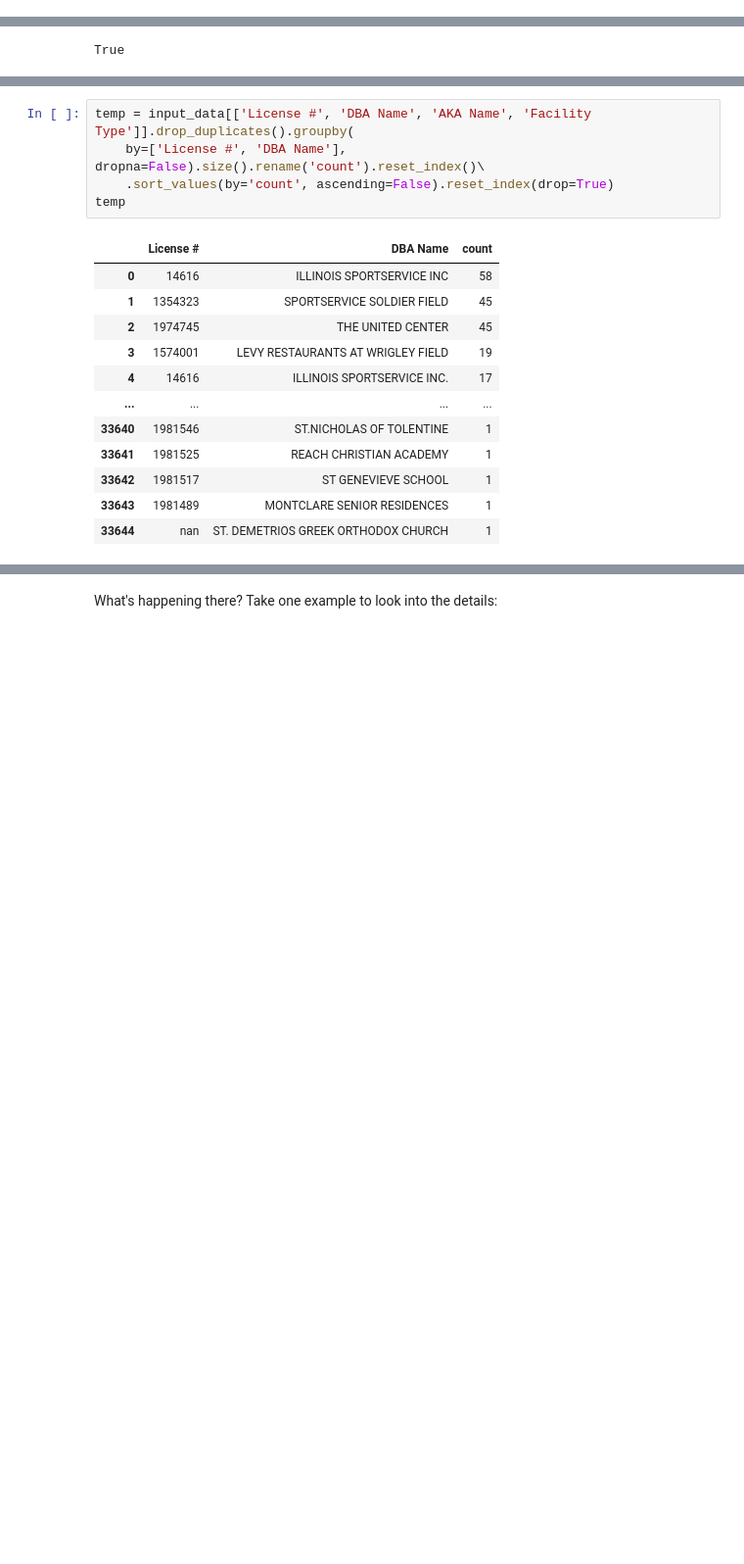
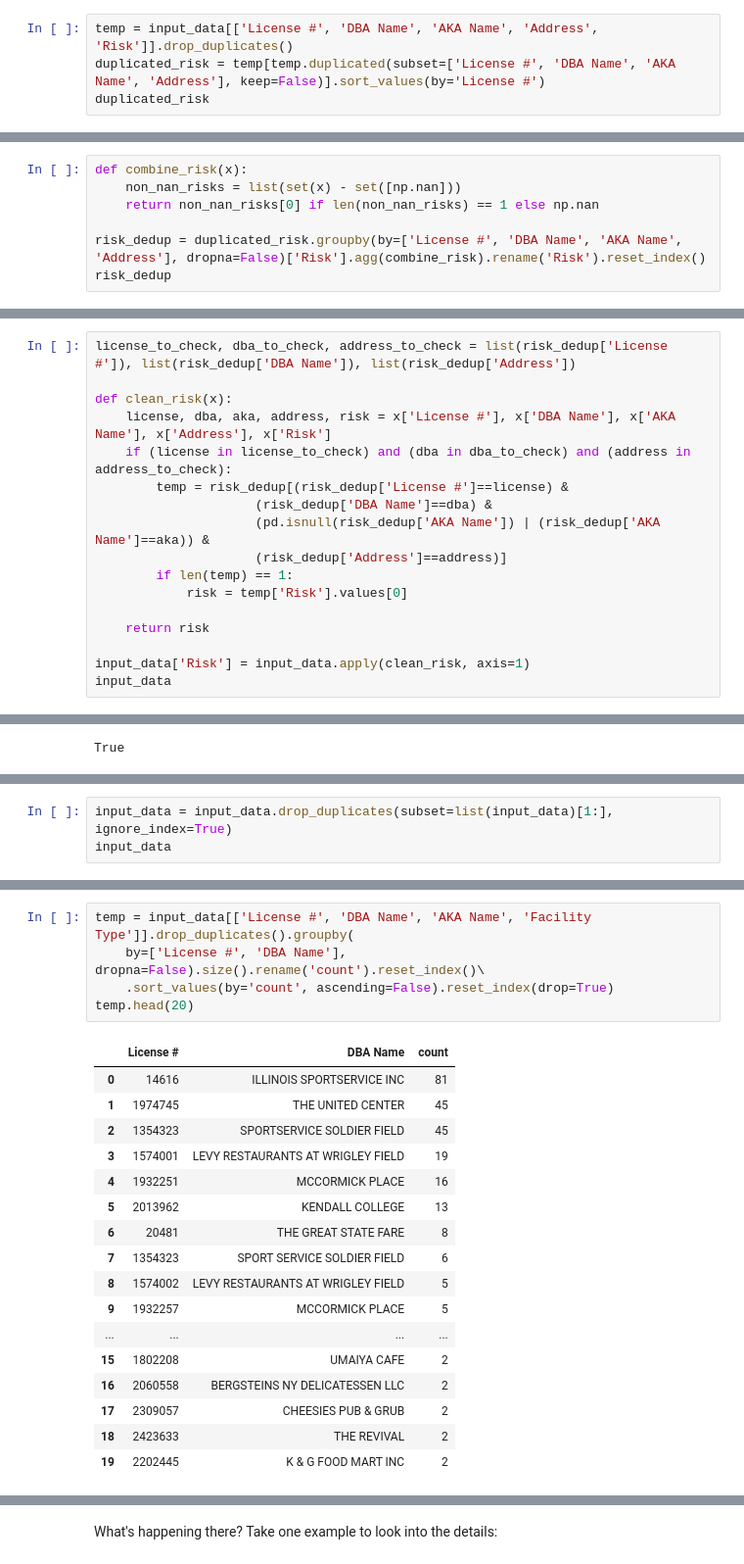
Before and after one commit to delongmeng/Chicago_Food_Inspection, a Jupyter notebook: data_cleaning_step_3b.ipynb, the cells around one changed output, grey strips where cells are left out. Shown at 98% size. Drawn from its saved outputs; the diff is of its cells as text; blank space fills up the shorter version.

```diff
--- a/data_cleaning_step_3b.ipynb
+++ b/data_cleaning_step_3b.ipynb
@@ -117,0 +270,4 @@ input_data.head()
+# %%
+temp = input_data[['License #', 'DBA Name', 'AKA Name', 'Address', 'Risk']].drop_duplicates()
+duplicated_risk = temp[temp.duplicated(subset=['License #', 'DBA Name', 'AKA Name', 'Address'], keep=False)].sort_values(by='License #')
+duplicated_risk
@@ -117,0 +297,7 @@ input_data.head()
+# %%
+def combine_risk(x):
+    non_nan_risks = list(set(x) - set([np.nan]))
+    return non_nan_risks[0] if len(non_nan_risks) == 1 else np.nan
+
+risk_dedup = duplicated_risk.groupby(by=['License #', 'DBA Name', 'AKA Name', 'Address'], dropna=False)['Risk'].agg(combine_risk).rename('Risk').reset_index()
+risk_dedup
@@ -117,0 +322,17 @@ input_data.head()
+# %%
+license_to_check, dba_to_check, address_to_check = list(risk_dedup['License #']), list(risk_dedup['DBA Name']), list(risk_dedup['Address'])
+
+def clean_risk(x):
+    license, dba, aka, address, risk = x['License #'], x['DBA Name'], x['AKA Name'], x['Address'], x['Risk']
+    if (license in license_to_check) and (dba in dba_to_check) and (address in address_to_check):
+        temp = risk_dedup[(risk_dedup['License #']==license) &
+                     (risk_dedup['DBA Name']==dba) &
+                     (pd.isnull(risk_dedup['AKA Name']) | (risk_dedup['AKA Name']==aka)) &
+                     (risk_dedup['Address']==address)]
+        if len(temp) == 1:
+            risk = temp['Risk'].values[0]
+
+    return risk
+
+input_data['Risk'] = input_data.apply(clean_risk, axis=1)
+input_data
@@ -146,0 +389,3 @@ list(input_data)
+# %%
+input_data = input_data.drop_duplicates(subset=list(input_data)[1:], ignore_index=True)
+input_data
@@ -169,18 +492,23 @@ input_data['Violations'].values[2]
 # %%
 temp = input_data[['License #', 'DBA Name', 'AKA Name', 'Facility Type']].drop_duplicates().groupby(
     by=['License #', 'DBA Name'], dropna=False).size().rename('count').reset_index()\
     .sort_values(by='count', ascending=False).reset_index(drop=True)
-temp
+temp.head(20)
 # %% [output]
 |  | License # | DBA Name | count |
-| 0 | 14616 | ILLINOIS SPORTSERVICE INC | 58 |
-| 1 | 1354323 | SPORTSERVICE SOLDIER FIELD | 45 |
-| 2 | 1974745 | THE UNITED CENTER | 45 |
+| 0 | 14616 | ILLINOIS SPORTSERVICE INC | 81 |
+| 1 | 1974745 | THE UNITED CENTER | 45 |
+| 2 | 1354323 | SPORTSERVICE SOLDIER FIELD | 45 |
 | 3 | 1574001 | LEVY RESTAURANTS AT WRIGLEY FIELD | 19 |
-| 4 | 14616 | ILLINOIS SPORTSERVICE INC. | 17 |
+| 4 | 1932251 | MCCORMICK PLACE | 16 |
+| 5 | 2013962 | KENDALL COLLEGE | 13 |
+| 6 | 20481 | THE GREAT STATE FARE | 8 |
+| 7 | 1354323 | SPORT SERVICE SOLDIER FIELD | 6 |
+| 8 | 1574002 | LEVY RESTAURANTS AT WRIGLEY FIELD | 5 |
+| 9 | 1932257 | MCCORMICK PLACE | 5 |
 | ... | ... | ... | ... |
-| 33640 | 1981546 | ST.NICHOLAS OF TOLENTINE | 1 |
-| 33641 | 1981525 | REACH CHRISTIAN ACADEMY | 1 |
-| 33642 | 1981517 | ST GENEVIEVE SCHOOL | 1 |
-| 33643 | 1981489 | MONTCLARE SENIOR RESIDENCES | 1 |
-| 33644 | nan | ST. DEMETRIOS GREEK ORTHODOX CHURCH | 1 |
+| 15 | 1802208 | UMAIYA CAFE | 2 |
+| 16 | 2060558 | BERGSTEINS NY DELICATESSEN LLC | 2 |
+| 17 | 2309057 | CHEESIES PUB & GRUB | 2 |
+| 18 | 2423633 | THE REVIVAL | 2 |
+| 19 | 2202445 | K & G FOOD MART INC | 2 |
```
Also changed, not shown: parts of 104 cells of this notebook, 1 other file.
